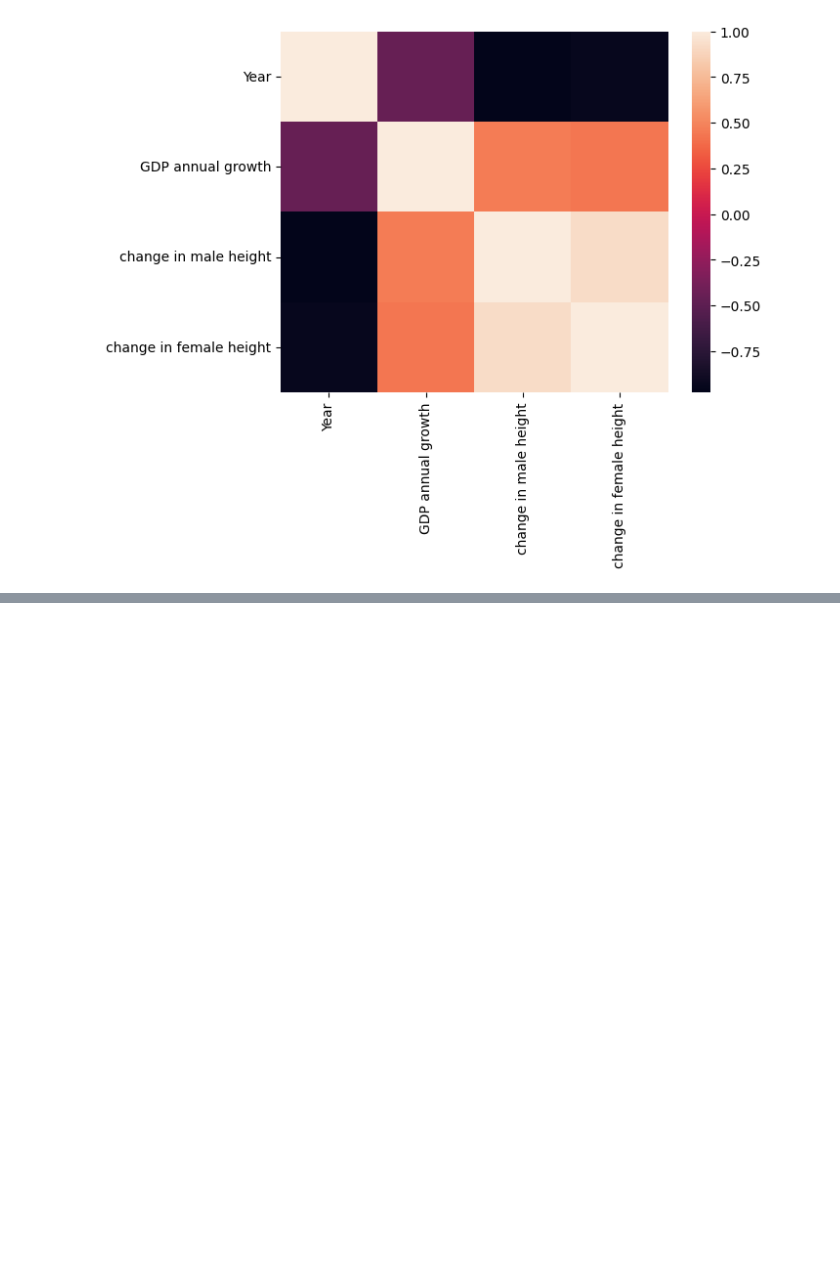
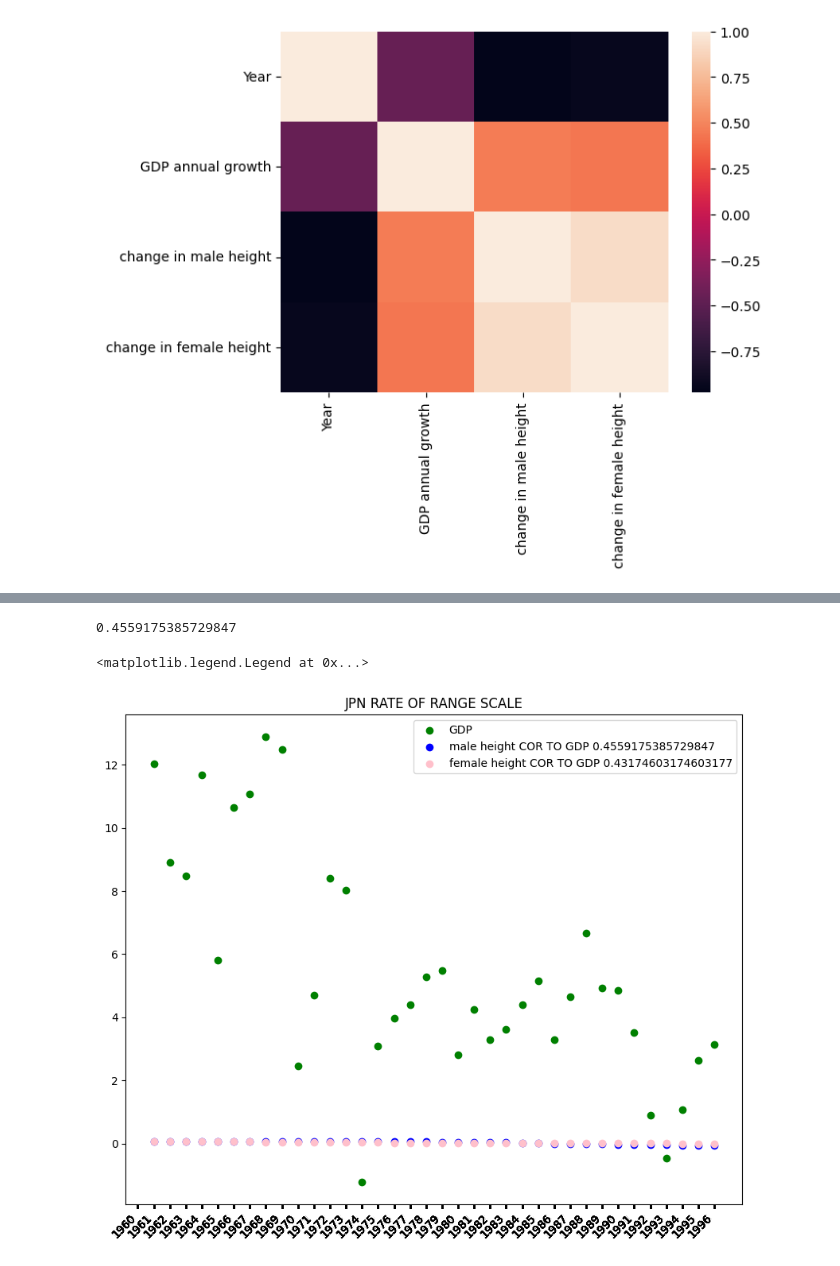
Before and after one commit to boardkeystown/CIS568Projcet, a Jupyter notebook: jupyter/workbook.ipynb, the cells around one changed output, grey strips where cells are left out. Saved outputs shown, nothing was run; the diff lists cells and outputs as text; code cells hidden in the pictures; blank space fills up the shorter version.

```diff
--- a/jupyter/workbook.ipynb
+++ b/jupyter/workbook.ipynb
@@ -398,0 +442,18 @@ sns.heatmap(df_JPN.corr(method='kendall'))
+# %%
+corr['GDP annual growth']['change in male height']
+# %% [output]
+0.4559175385729847
+# %%
+corr = df_JPN.corr(method='kendall')
+fig, ax = plt.subplots(1,1,figsize=(10,8))
+ax.set_xticks(df['Year'])
+correct_labels(ax)
+ax.scatter(df_JPN['Year'],df_JPN['GDP annual growth'],c="green",label=f'GDP')
+ax.scatter(df_JPN['Year'],df_JPN['change in male height'],c="blue",label=f"male height COR TO GDP {corr['GDP annual growth']['change in male height']}")
+ax.scatter(df_JPN['Year'],df_JPN['change in female height'],c="pink",label=f"female height COR TO GDP {corr['GDP annual growth']['change in female height']}")
+# ax2.set_yticks(df_US['Mean male height (cm)'])
+ax.set_title("JPN RATE OF RANGE SCALE")
+ax.legend()
+# %% [output]
+<matplotlib.legend.Legend at 0x...>
+[figure, added]
```
Also changed, not shown: parts of 7 cells of this notebook, 2 other files.
